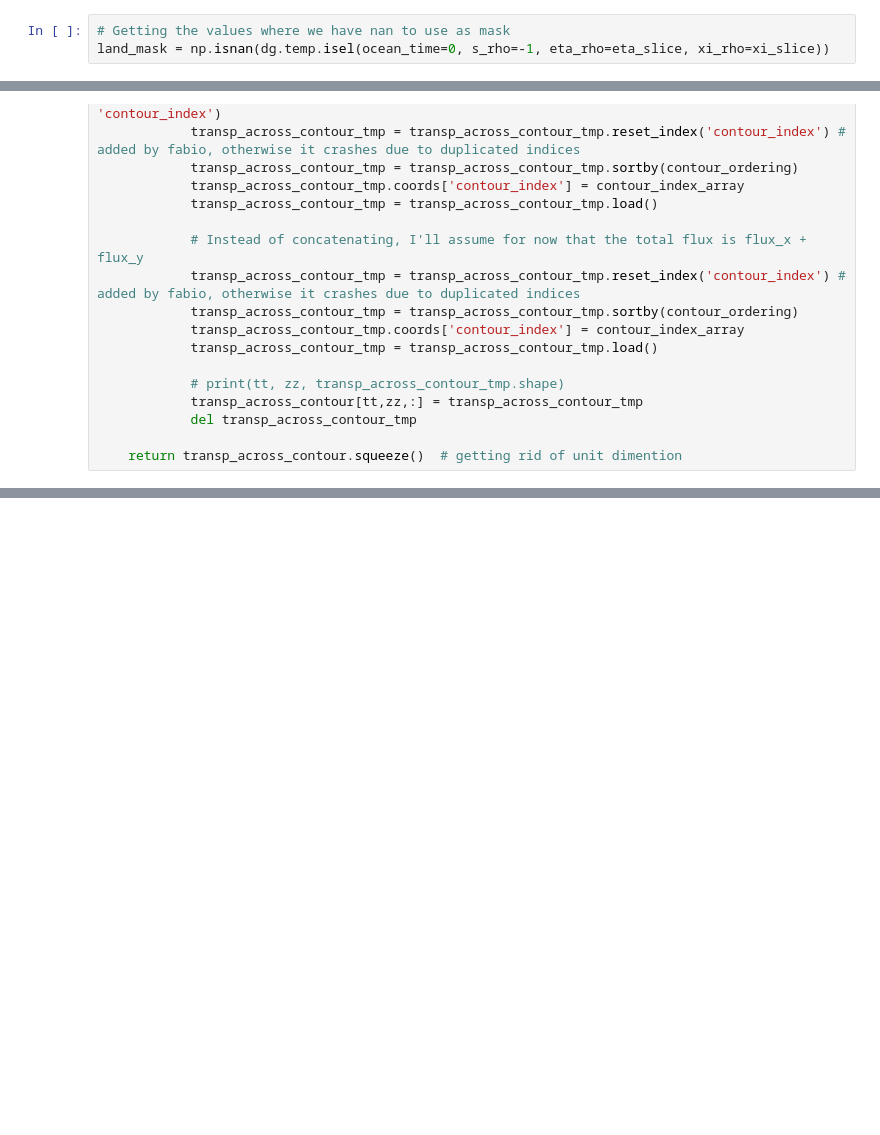
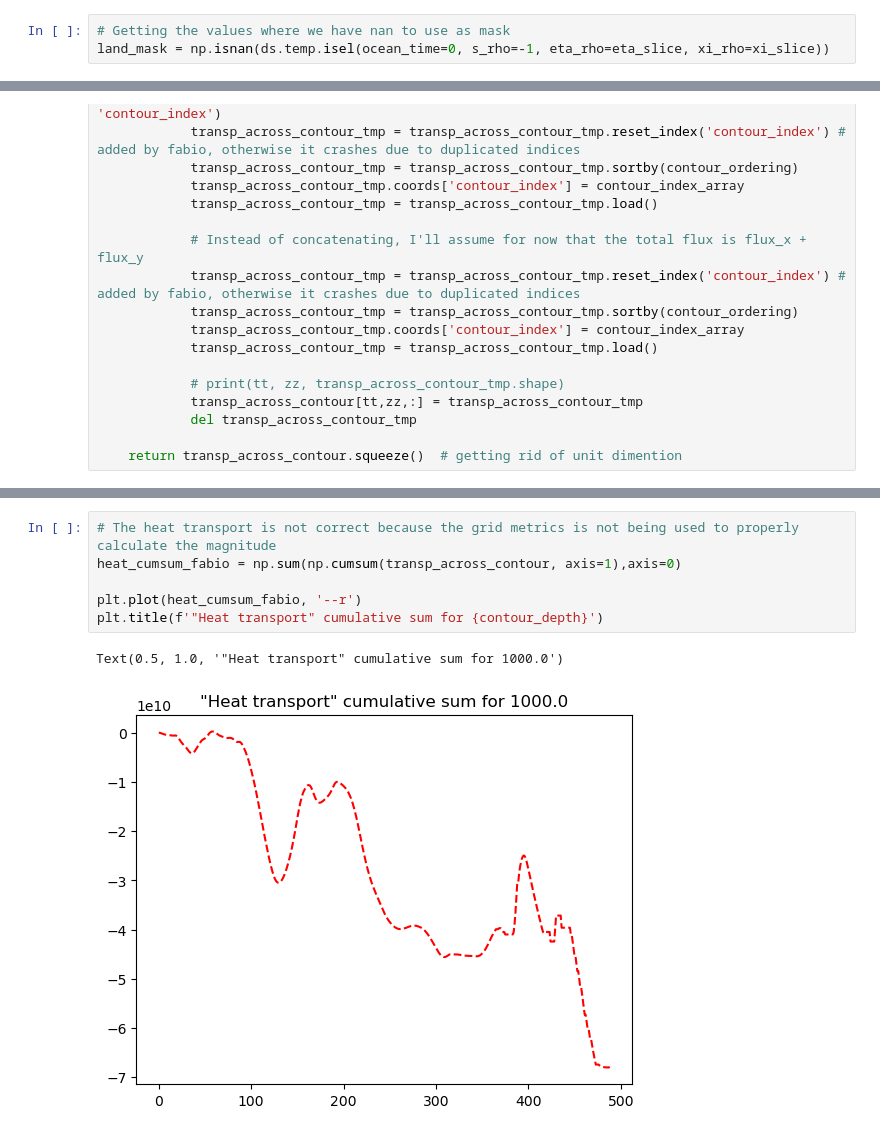
Before and after one commit to fncsobral/waom_notebook, a Jupyter notebook: OHB_shelf/Cross-1500m/testing.ipynb, the cells around one changed output, grey strips where cells are left out. Drawn from its saved outputs; the diff is of its cells as text; blank space fills up the shorter version.

```diff
--- a/OHB_shelf/Cross-1500m/testing.ipynb
+++ b/OHB_shelf/Cross-1500m/testing.ipynb
@@ -104,6 +47,6 @@ lon_u, scalar
 # %%
 # Getting the values where we have nan to use as mask
-land_mask = np.isnan(dg.temp.isel(ocean_time=0, s_rho=-1, eta_rho=eta_slice, xi_rho=xi_slice))
+land_mask = np.isnan(ds.temp.isel(ocean_time=0, s_rho=-1, eta_rho=eta_slice, xi_rho=xi_slice))
 # %%
 # Using the mask
 # dg.temp.isel(ocean_time=0, s_rho=-1).where(~land_mask).where(h <= 200).isel(eta_rho=slice(30, -50), xi_rho=slice(30, -170)).plot(y='lat_rho', x='lon_rho')
@@ -1178,0 +817,9 @@ x_var_1d_tmp/y_var_1d_tmp shapes after stack: (317,), (172,)
+# %%
+# The heat transport is not correct because the grid metrics is not being used to properly calculate the magnitude
+heat_cumsum_fabio = np.sum(np.cumsum(transp_across_contour, axis=1),axis=0)
+
+plt.plot(heat_cumsum_fabio, '--r')
+plt.title(f'"Heat transport" cumulative sum for {contour_depth}')
+# %% [output]
+Text(0.5, 1.0, '"Heat transport" cumulative sum for 1000.0')
+[figure, added]
```
Also changed, not shown: parts of 44 cells of this notebook.
